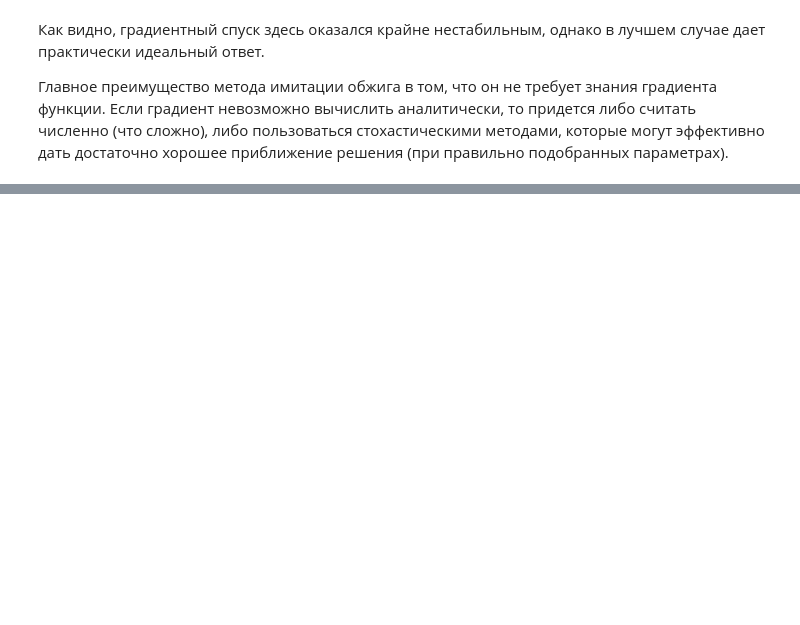
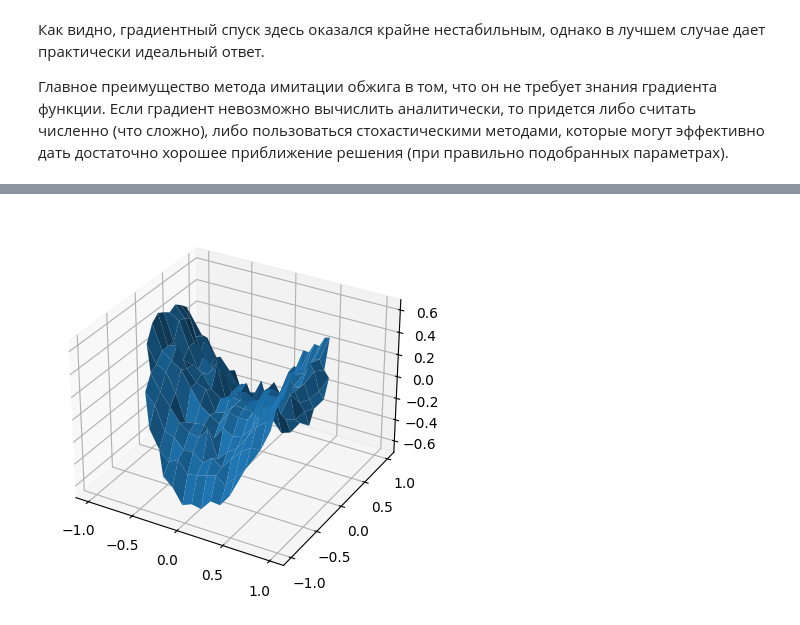
Before and after one commit to Taratin478478/practicum, a Jupyter notebook: semester_7/StochAn/stochastic__analysis_milovidov.ipynb, the cells around one changed output, grey strips where cells are left out. Drawn from its saved outputs; the diff is of its cells as text; code cells hidden in the pictures; blank space fills up the shorter version.

```diff
--- a/semester_7/StochAn/stochastic__analysis_milovidov.ipynb
+++ b/semester_7/StochAn/stochastic__analysis_milovidov.ipynb
@@ -1565,6 +1565,7 @@ n_runs = 1000
 x = np.random.rand()
 y = np.random.rand()
 f_mean = f_best = g(x, y)
+f_vals = []
 for i in range(n_runs):
     x = np.random.rand()
     y = np.random.rand()
@@ -1587,0 +1612,34 @@ Error:
+# %%
+def f(x, y):
+    return x**2 - y**2
+
+def g(x, y):
+    return x**2 + 2*y**3 - np.sin(x*y) + 1/(x**2 + 1)
+# %%
+def is_border(x, y, h):
+    return np.any([((-1 + (x - 1)*h)**2 + (-1 + y*h)**2 > 1), ((-1 + (x + 1)*h)**2 + (-1 + y*h)**2 > 1), ((-1 + x*h)**2 + (-1 + (y - 1)*h)**2 > 1), ((-1 + x*h)**2 + (-1 + (y + 1)*h)**2 > 1)], axis=0)
+
+def solve_laplace(f, N, n_iter):
+    Z = np.zeros((N, N))
+    h = 2.0/(N-1)
+    moves = [np.array([-1, 0]), np.array([1, 0]), np.array([0, -1]), np.array([0, 1])]
+    circle_mask = np.zeros((N, N), dtype=bool)
+    for x0 in itertools.product(range(N), range(N)):
+        x0 = np.array(x0)
+        if ~is_border(x0[0], x0[1], h):
+            circle_mask[x0[0], x0[1]] = True
+            for i in range(n_iter):
+                x = x0.copy()
+                while ~is_border(x[0], x[1], h):
+                    x += moves[int(np.random.rand() * 4)]
+                Z[x0[1], x0[0]] += f(-1 + h*x[0], -1 + h*x[1])
+            Z[x0[1], x0[0]] /= n_iter
+    fig, ax = plt.subplots(subplot_kw={"projection": "3d"})
+    X, Y = np.meshgrid(np.linspace(-1, 1, N), np.linspace(-1, 1, N))
+    Z = np.where(circle_mask, Z, np.nan)
+    ax.plot_surface(X, Y, Z)
+    plt.show()
+# %%
+solve_laplace(f, 20, 100)
+# %% [output]
+[figure, added]
```
Also changed, not shown: parts of 12 cells of this notebook, 6 other files.
